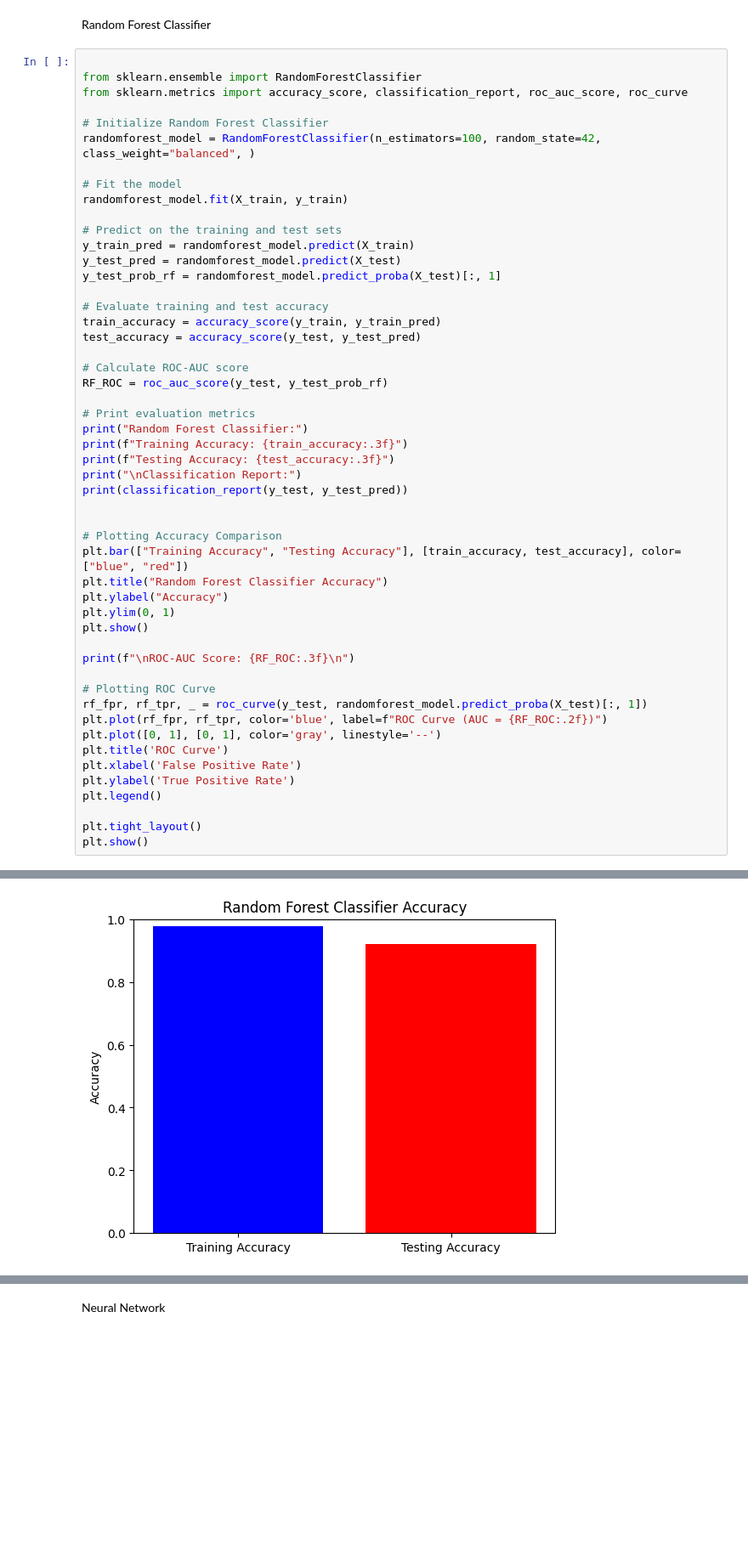
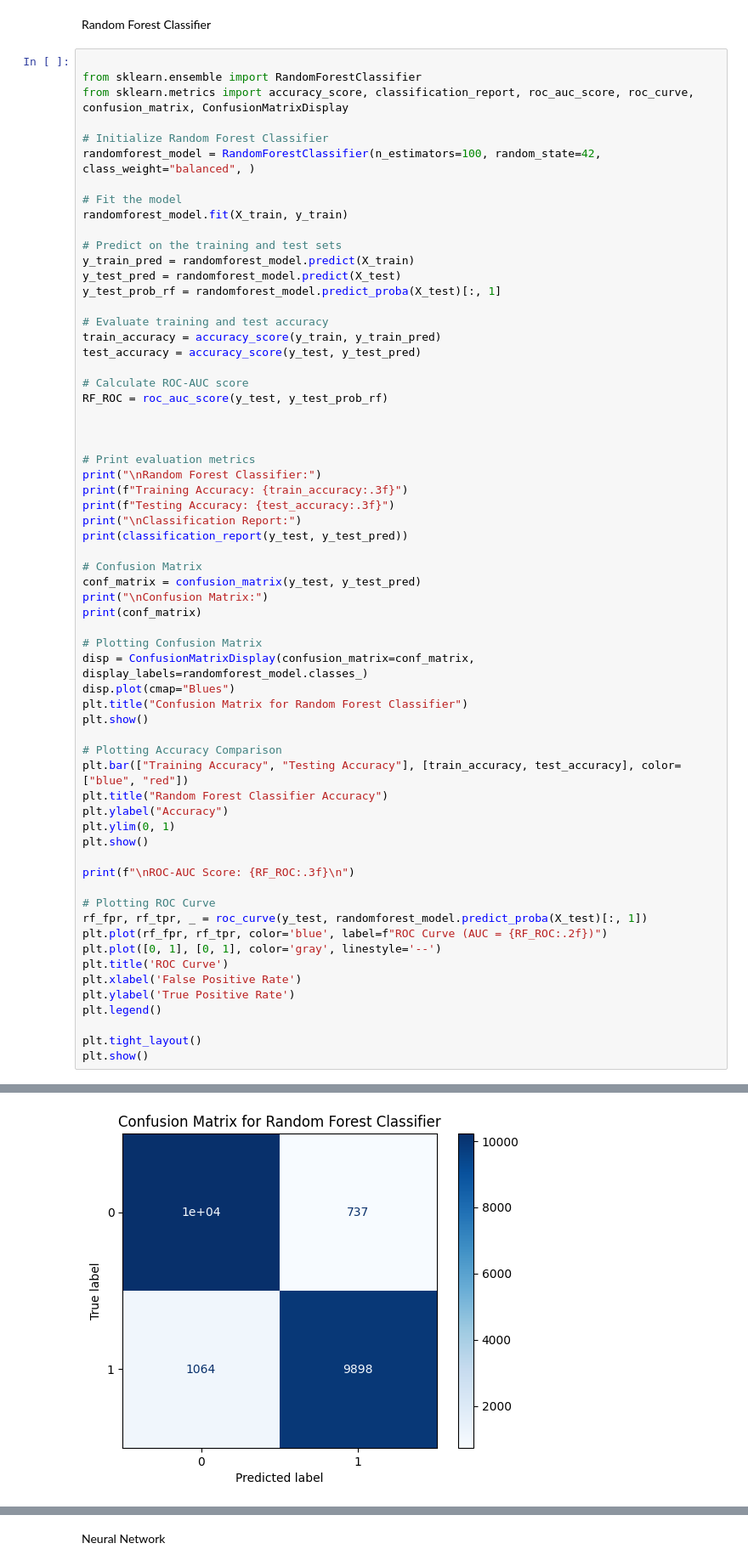
Before and after one commit to DilshanBotheju/BankMarketingPredictionSystem, a Jupyter notebook: ModelDevelopment.ipynb, the cells around one changed output, grey strips where cells are left out. Shown at 85% size. Saved outputs shown, nothing was run; the diff lists cells and outputs as text; blank space fills up the shorter version.

```diff
--- a/ModelDevelopment.ipynb
+++ b/ModelDevelopment.ipynb
@@ -527,7 +527,7 @@ Random Forest Classifier
 # %%
 
 from sklearn.ensemble import RandomForestClassifier
-from sklearn.metrics import accuracy_score, classification_report, roc_auc_score, roc_curve
+from sklearn.metrics import accuracy_score, classification_report, roc_auc_score, roc_curve, confusion_matrix, ConfusionMatrixDisplay
 
 # Initialize Random Forest Classifier
 randomforest_model = RandomForestClassifier(n_estimators=100, random_state=42, class_weight="balanced", )
@@ -547,13 +547,25 @@ test_accuracy = accuracy_score(y_test, y_test_pred)
 # Calculate ROC-AUC score
 RF_ROC = roc_auc_score(y_test, y_test_prob_rf)
 
+
+
 # Print evaluation metrics
-print("Random Forest Classifier:")
+print("\nRandom Forest Classifier:")
 print(f"Training Accuracy: {train_accuracy:.3f}")
 print(f"Testing Accuracy: {test_accuracy:.3f}")
 print("\nClassification Report:")
 print(classification_report(y_test, y_test_pred))
 
+# Confusion Matrix
+conf_matrix = confusion_matrix(y_test, y_test_pred)
+print("\nConfusion Matrix:")
+print(conf_matrix)
+
+# Plotting Confusion Matrix
+disp = ConfusionMatrixDisplay(confusion_matrix=conf_matrix, display_labels=randomforest_model.classes_)
+disp.plot(cmap="Blues")
+plt.title("Confusion Matrix for Random Forest Classifier")
+plt.show()
 
 # Plotting Accuracy Comparison
 plt.bar(["Training Accuracy", "Testing Accuracy"], [train_accuracy, test_accuracy], color=["blue", "red"])
@@ -592 +594 @@ weighted avg       0.92      0.92      0.92     21923
-[figure, old version]
+[figure, new version]
```
Also changed, not shown: parts of 4 cells of this notebook.
